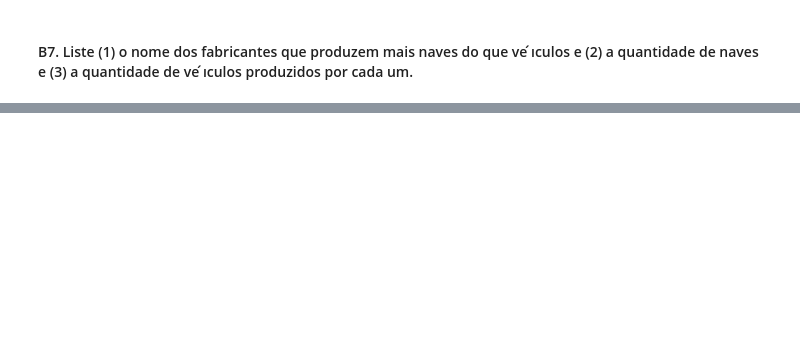
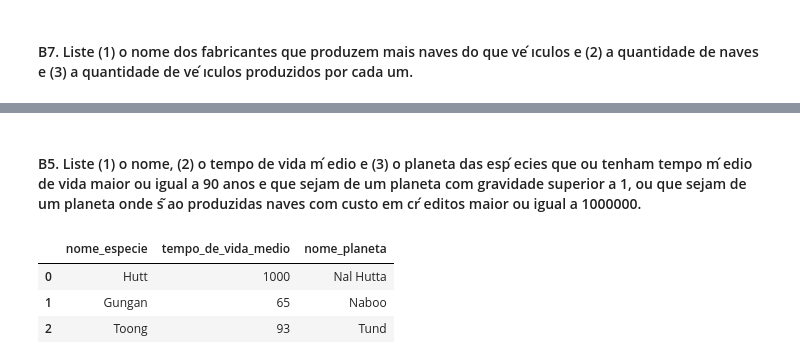
Before and after one commit to camilasbraz/analise-bd-starwars, a Jupyter notebook: tp1.ipynb, the cells around one changed output, grey strips where cells are left out. Cells and saved outputs as stored; diff of their text form; code cells hidden in the pictures; blank space fills up the shorter version.

```diff
--- a/tp1.ipynb
+++ b/tp1.ipynb
@@ -161,0 +249,23 @@ df
+# %% [markdown]
+#### B5. Liste (1) o nome, (2) o tempo de vida m ́edio e (3) o planeta das esp ́ecies que ou tenham tempo m ́edio de vida maior ou igual a 90 anos e que sejam de um planeta com gravidade superior a 1, ou que sejam de um planeta onde s ̃ao produzidas naves com custo em cr ́editos maior ou igual a 1000000.
+# %%
+query = """
+SELECT e.nome as nome_especie, e.tempo_de_vida_medio, p.nome as nome_planeta
+FROM Especies e
+JOIN planetas p ON e.planeta = p.nome
+WHERE (e.tempo_de_vida_medio >= 90 AND p.gravidade > 1)
+   OR (p.nome IN (
+        SELECT f.planeta
+        FROM Fabricantes f
+        JOIN Naves n ON f.nome = n.fabricante
+        WHERE n.custo_em_creditos >= 1000000
+      ));
+"""
+
+df = pd.read_sql_query(query, conn)
+df
+# %% [output]
+|  | nome_especie | tempo_de_vida_medio | nome_planeta |
+| 0 | Hutt | 1000 | Nal Hutta |
+| 1 | Gungan | 65 | Naboo |
+| 2 | Toong | 93 | Tund |
```
Also changed, not shown: parts of 8 cells of this notebook, 2 other files.
